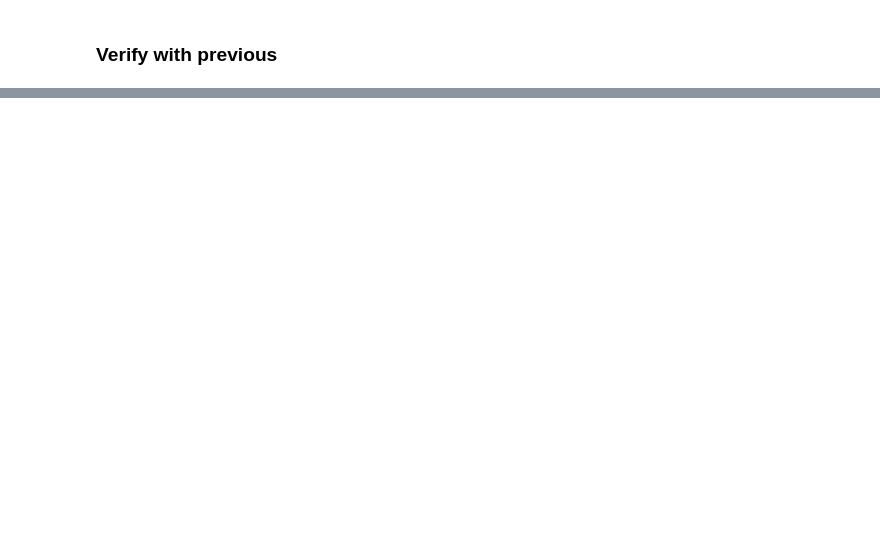
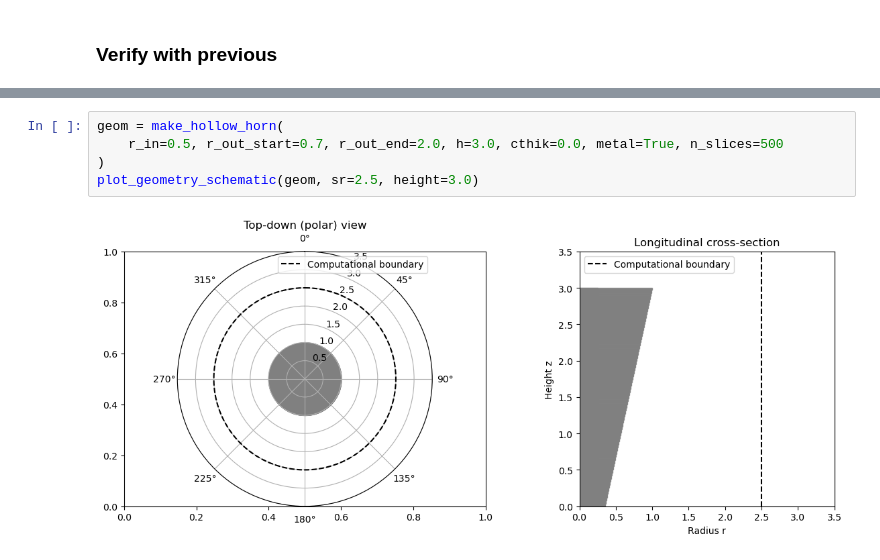
Before and after one commit to asiaat/meep, a Jupyter notebook: python/examples/horn-antenna/cyl_cross_sec_modules.ipynb, the cells around one changed output, grey strips where cells are left out. Cells and saved outputs as stored; diff of their text form; blank space fills up the shorter version.

Commit message:
hollow horn

```diff
--- a/python/examples/horn-antenna/cyl_cross_sec_modules.ipynb
+++ b/python/examples/horn-antenna/cyl_cross_sec_modules.ipynb
@@ -320,0 +483,7 @@ plt.savefig("cylinder_cross_section.png")
+# %%
+geom = make_hollow_horn(
+    r_in=0.5, r_out_start=0.7, r_out_end=2.0, h=3.0, cthik=0.0, metal=True, n_slices=500
+)
+plot_geometry_schematic(geom, sr=2.5, height=3.0)
+# %% [output]
+[figure, added]
```
Also changed, not shown: parts of 10 cells of this notebook, 2 other files.
